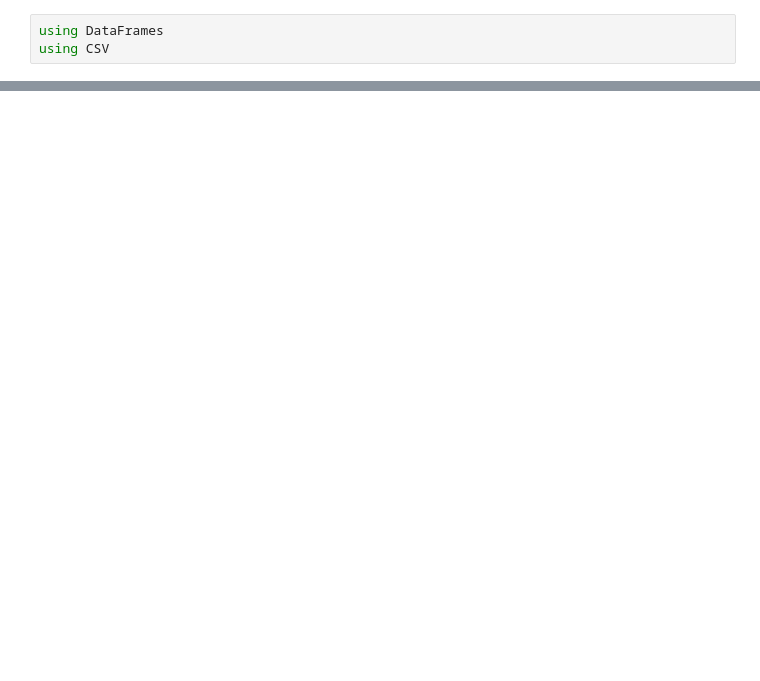
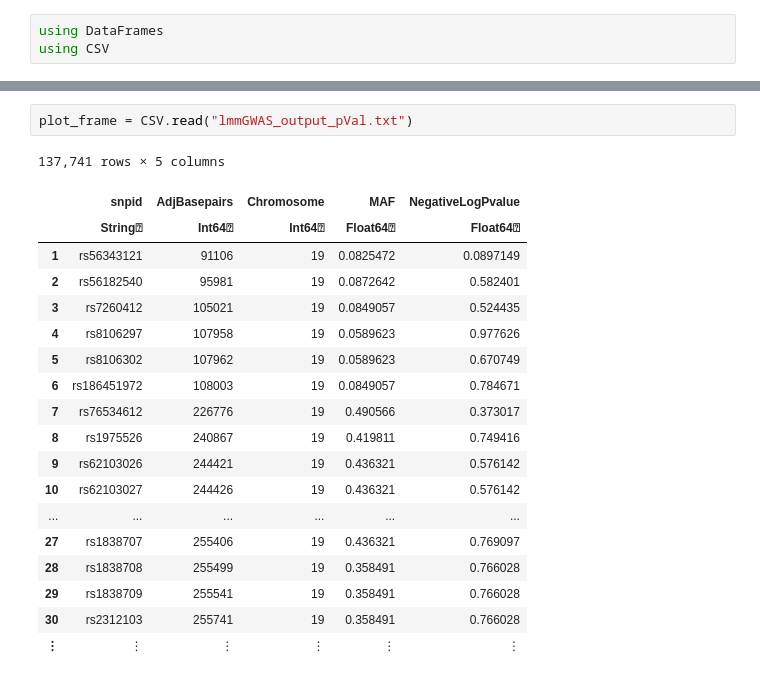
Before and after one commit to OpenMendel/Tutorials, a Jupyter notebook: LmmGwas/demo_LmmGWAS.ipynb, the cells around one changed output, grey strips where cells are left out. Cells and saved outputs as stored; diff of their text form; blank space fills up the shorter version.

```diff
--- a/LmmGwas/demo_LmmGWAS.ipynb
+++ b/LmmGwas/demo_LmmGWAS.ipynb
@@ -273,0 +301,22 @@ Plots.abline!(plt, 0, -log10(.05 / size(plot_frame,1)), color = :black,
+# %%
+plot_frame = CSV.read("lmmGWAS_output_pVal.txt")
+# %% [output]
+137,741 rows × 5 columns
+|  | snpid | AdjBasepairs | Chromosome | MAF | NegativeLogPvalue |
+|  | String⍰ | Int64⍰ | Int64⍰ | Float64⍰ | Float64⍰ |
+| 1 | rs56343121 | 91106 | 19 | 0.0825472 | 0.0897149 |
+| 2 | rs56182540 | 95981 | 19 | 0.0872642 | 0.582401 |
+| 3 | rs7260412 | 105021 | 19 | 0.0849057 | 0.524435 |
+| 4 | rs8106297 | 107958 | 19 | 0.0589623 | 0.977626 |
+| 5 | rs8106302 | 107962 | 19 | 0.0589623 | 0.670749 |
+| 6 | rs186451972 | 108003 | 19 | 0.0849057 | 0.784671 |
+| 7 | rs76534612 | 226776 | 19 | 0.490566 | 0.373017 |
+| 8 | rs1975526 | 240867 | 19 | 0.419811 | 0.749416 |
+| 9 | rs62103026 | 244421 | 19 | 0.436321 | 0.576142 |
+| 10 | rs62103027 | 244426 | 19 | 0.436321 | 0.576142 |
+| ... | ... | ... | ... | ... | ... |
+| 27 | rs1838707 | 255406 | 19 | 0.436321 | 0.769097 |
+| 28 | rs1838708 | 255499 | 19 | 0.358491 | 0.766028 |
+| 29 | rs1838709 | 255541 | 19 | 0.358491 | 0.766028 |
+| 30 | rs2312103 | 255741 | 19 | 0.358491 | 0.766028 |
+| ⋮ | ⋮ | ⋮ | ⋮ | ⋮ | ⋮ |
```
Also changed, not shown: parts of 37 cells of this notebook, 5 other files.
